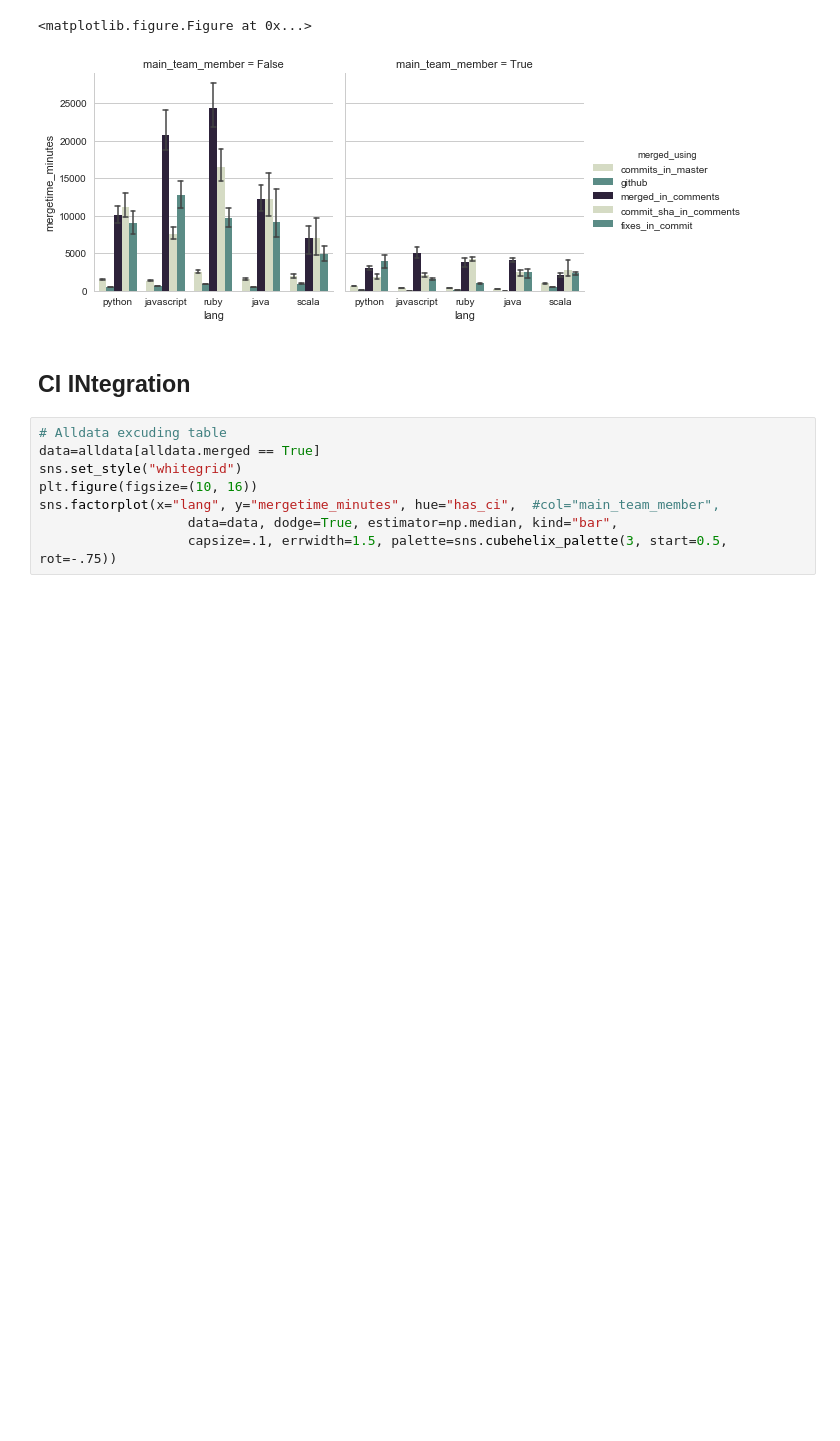
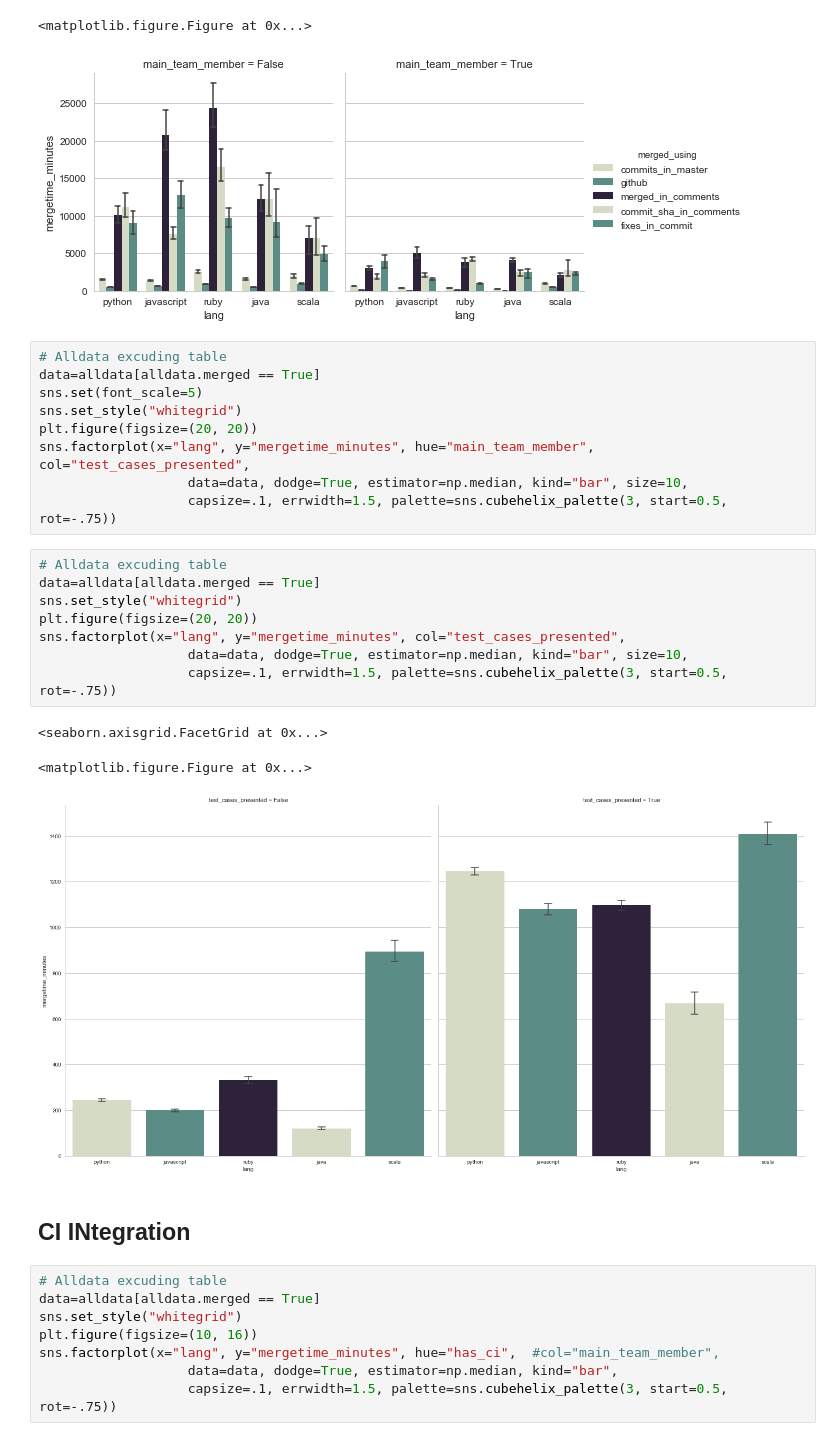
Before and after one commit to jjhartmann/pullreqs, a Jupyter notebook: AnalysisPandasNewData.ipynb, the cells around one changed output. Cells and saved outputs as stored; diff of their text form; blank space fills up the shorter version.

```diff
--- a/AnalysisPandasNewData.ipynb
+++ b/AnalysisPandasNewData.ipynb
@@ -416,6 +446,27 @@ sns.factorplot(x="lang", y="mergetime_minutes", hue="merged_using", col="main_te
 <seaborn.axisgrid.FacetGrid at 0x...>
 <matplotlib.figure.Figure at 0x...>
 [figure]
+# %%
+# Alldata excuding table
+data=alldata[alldata.merged == True]
+sns.set(font_scale=5)
+sns.set_style("whitegrid")
+plt.figure(figsize=(20, 20))
+sns.factorplot(x="lang", y="mergetime_minutes", hue="main_team_member", col="test_cases_presented",
+                   data=data, dodge=True, estimator=np.median, kind="bar", size=10,
+                   capsize=.1, errwidth=1.5, palette=sns.cubehelix_palette(3, start=0.5, rot=-.75))
+# %%
+# Alldata excuding table
+data=alldata[alldata.merged == True]
+sns.set_style("whitegrid")
+plt.figure(figsize=(20, 20))
+sns.factorplot(x="lang", y="mergetime_minutes", col="test_cases_presented",
+                   data=data, dodge=True, estimator=np.median, kind="bar", size=10,
+                   capsize=.1, errwidth=1.5, palette=sns.cubehelix_palette(3, start=0.5, rot=-.75))
+# %% [output]
+<seaborn.axisgrid.FacetGrid at 0x...>
+<matplotlib.figure.Figure at 0x...>
+[figure, added]
 # %% [markdown]
 ## CI INtegration
 # %%
```
Also changed, not shown: parts of 6 cells of this notebook, 3 other files.
